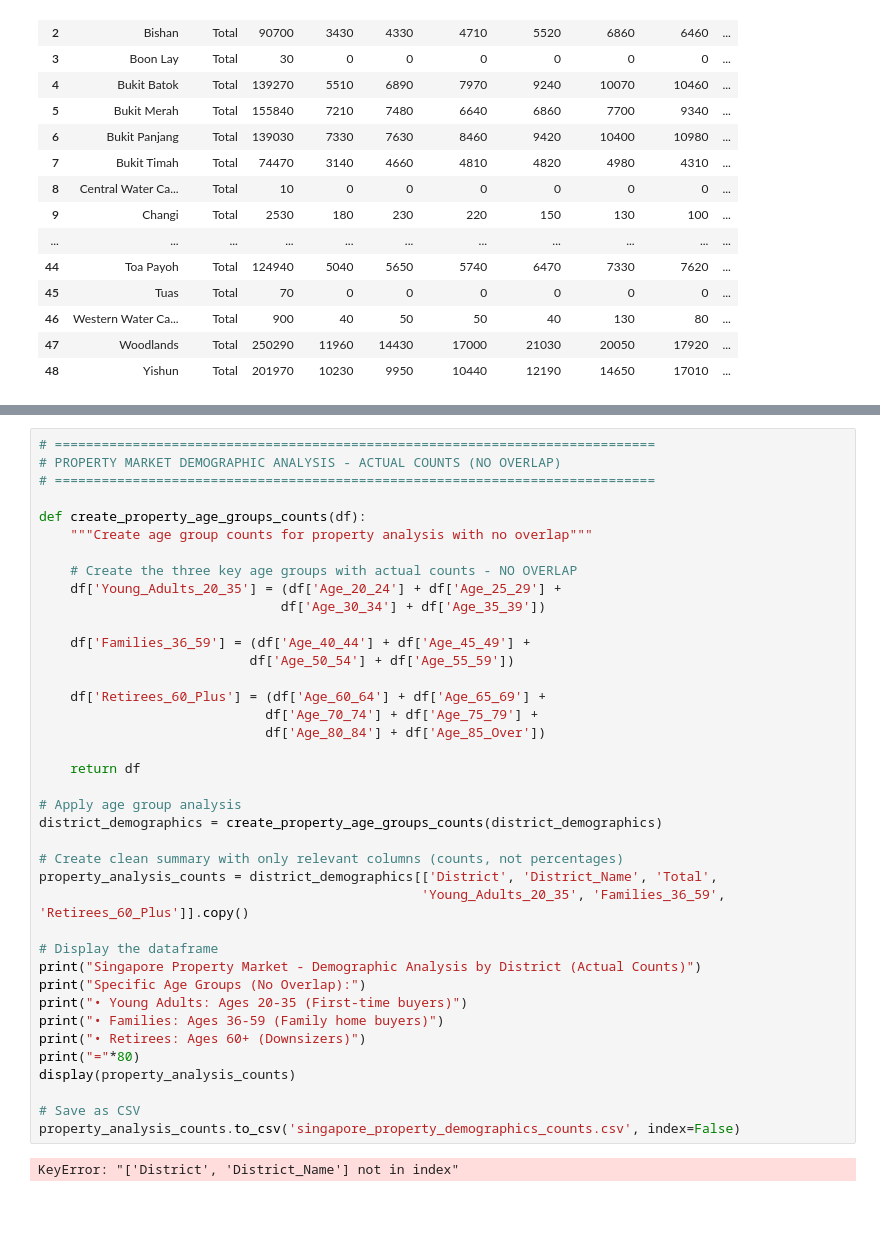
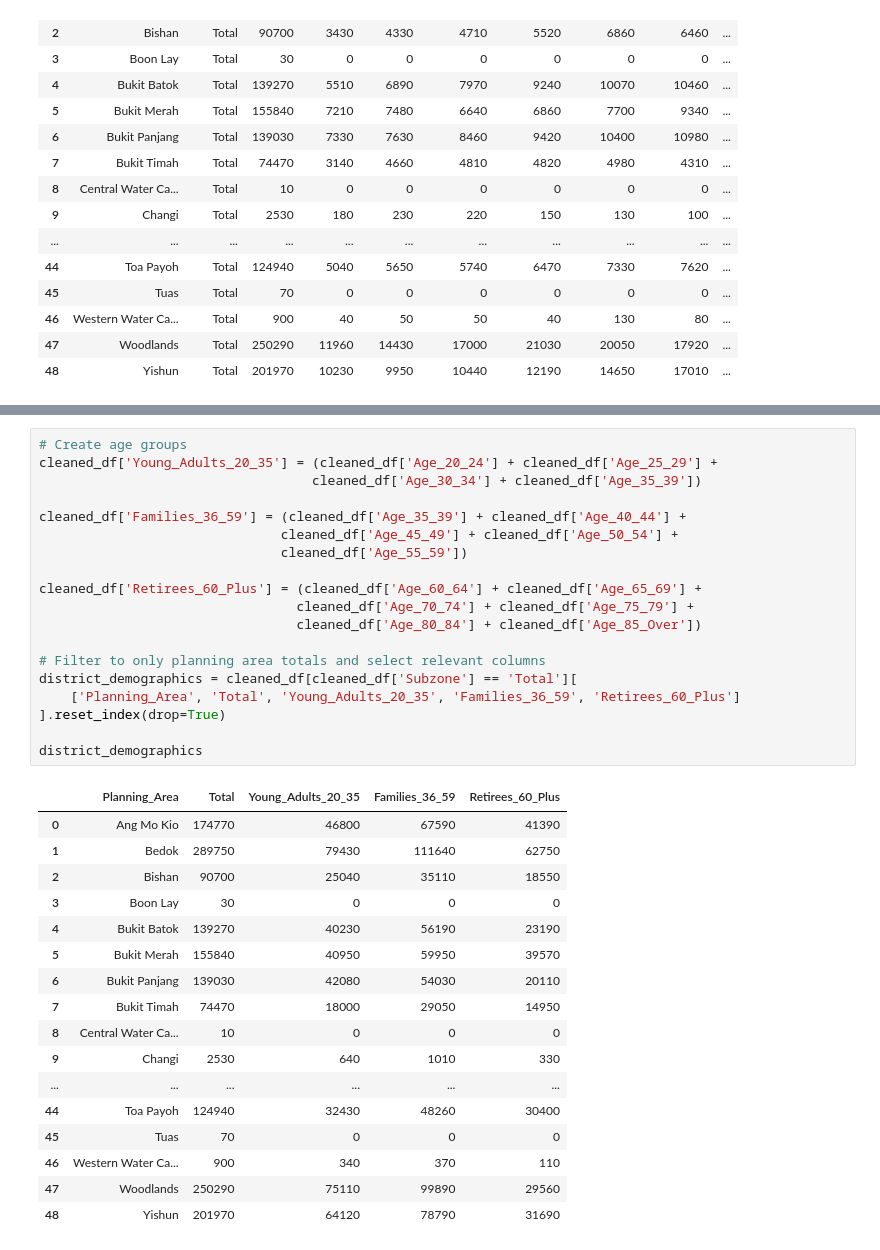
Before and after one commit to angelinemarcelle/COMP3522_Singapore_Private_Residential_Properties_Price_Analysis, a Jupyter notebook: notebooks/hannah/01_EDA_Demographic.ipynb, the cells around one changed output, grey strips where cells are left out. Drawn from its saved outputs; the diff is of its cells as text; blank space fills up the shorter version.

```diff
--- a/notebooks/hannah/01_EDA_Demographic.ipynb
+++ b/notebooks/hannah/01_EDA_Demographic.ipynb
@@ -163,41 +112,37 @@ NameError: name 'df' is not defined
-# %%
-# =============================================================================
-# PROPERTY MARKET DEMOGRAPHIC ANALYSIS - ACTUAL COUNTS (NO OVERLAP)
-# =============================================================================
-
-def create_property_age_groups_counts(df):
-    """Create age group counts for property analysis with no overlap"""
-
-    # Create the three key age groups with actual counts - NO OVERLAP
-    df['Young_Adults_20_35'] = (df['Age_20_24'] + df['Age_25_29'] +
-                               df['Age_30_34'] + df['Age_35_39'])
-
-    df['Families_36_59'] = (df['Age_40_44'] + df['Age_45_49'] +
-                           df['Age_50_54'] + df['Age_55_59'])
-
-    df['Retirees_60_Plus'] = (df['Age_60_64'] + df['Age_65_69'] +
-                             df['Age_70_74'] + df['Age_75_79'] +
-                             df['Age_80_84'] + df['Age_85_Over'])
-
-    return df
-
-# Apply age group analysis
-district_demographics = create_property_age_groups_counts(district_demographics)
-
-# Create clean summary with only relevant columns (counts, not percentages)
-property_analysis_counts = district_demographics[['District', 'District_Name', 'Total',
-                                                 'Young_Adults_20_35', 'Families_36_59', 'Retirees_60_Plus']].copy()
-
-# Display the dataframe
-print("Singapore Property Market - Demographic Analysis by District (Actual Counts)")
-print("Specific Age Groups (No Overlap):")
-print("• Young Adults: Ages 20-35 (First-time buyers)")
-print("• Families: Ages 36-59 (Family home buyers)")
-print("• Retirees: Ages 60+ (Downsizers)")
-print("="*80)
-display(property_analysis_counts)
-
-# Save as CSV
-property_analysis_counts.to_csv('singapore_property_demographics_counts.csv', index=False)
-# %% [output]
-KeyError: "['District', 'District_Name'] not in index"
+# %%
+# Create age groups
+cleaned_df['Young_Adults_20_35'] = (cleaned_df['Age_20_24'] + cleaned_df['Age_25_29'] +
+                                   cleaned_df['Age_30_34'] + cleaned_df['Age_35_39'])
+
+cleaned_df['Families_36_59'] = (cleaned_df['Age_35_39'] + cleaned_df['Age_40_44'] +
+                               cleaned_df['Age_45_49'] + cleaned_df['Age_50_54'] +
+                               cleaned_df['Age_55_59'])
+
+cleaned_df['Retirees_60_Plus'] = (cleaned_df['Age_60_64'] + cleaned_df['Age_65_69'] +
+                                 cleaned_df['Age_70_74'] + cleaned_df['Age_75_79'] +
+                                 cleaned_df['Age_80_84'] + cleaned_df['Age_85_Over'])
+
+# Filter to only planning area totals and select relevant columns
+district_demographics = cleaned_df[cleaned_df['Subzone'] == 'Total'][
+    ['Planning_Area', 'Total', 'Young_Adults_20_35', 'Families_36_59', 'Retirees_60_Plus']
+].reset_index(drop=True)
+
+district_demographics
+# %% [output]
+|  | Planning_Area | Total | Young_Adults_20_35 | Families_36_59 | Retirees_60_Plus |
+| 0 | Ang Mo Kio | 174770 | 46800 | 67590 | 41390 |
+| 1 | Bedok | 289750 | 79430 | 111640 | 62750 |
+| 2 | Bishan | 90700 | 25040 | 35110 | 18550 |
+| 3 | Boon Lay | 30 | 0 | 0 | 0 |
+| 4 | Bukit Batok | 139270 | 40230 | 56190 | 23190 |
+| 5 | Bukit Merah | 155840 | 40950 | 59950 | 39570 |
+| 6 | Bukit Panjang | 139030 | 42080 | 54030 | 20110 |
+| 7 | Bukit Timah | 74470 | 18000 | 29050 | 14950 |
+| 8 | Central Water Ca... | 10 | 0 | 0 | 0 |
+| 9 | Changi | 2530 | 640 | 1010 | 330 |
+| ... | ... | ... | ... | ... | ... |
+| 44 | Toa Payoh | 124940 | 32430 | 48260 | 30400 |
+| 45 | Tuas | 70 | 0 | 0 | 0 |
+| 46 | Western Water Ca... | 900 | 340 | 370 | 110 |
+| 47 | Woodlands | 250290 | 75110 | 99890 | 29560 |
+| 48 | Yishun | 201970 | 64120 | 78790 | 31690 |
```
Also changed, not shown: parts of 15 cells of this notebook, 7 other files.
